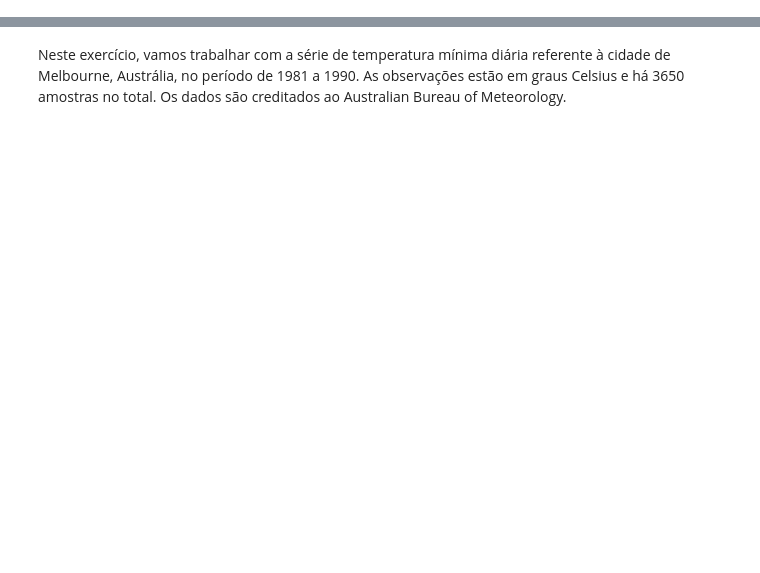
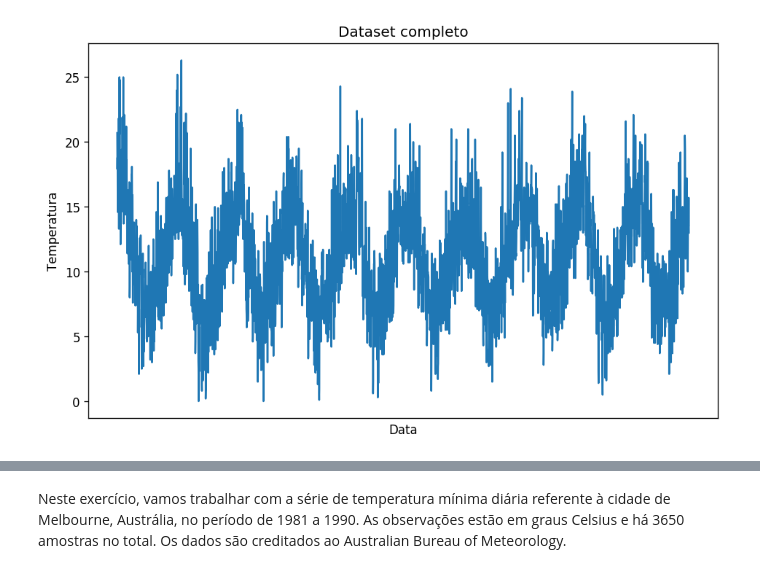
Before and after one commit to jimitogni/ia006, a Jupyter notebook: efc1/computacionais.ipynb, the cells around one changed output, grey strips where cells are left out. Cells and saved outputs as stored; diff of their text form; code cells hidden in the pictures; blank space fills up the shorter version.

```diff
--- a/efc1/computacionais.ipynb
+++ b/efc1/computacionais.ipynb
@@ -6,0 +22,20 @@ import matplotlib.pyplot as plt
+# %%
+def convert(dt, tmp):
+    date = datetime.strptime(dt, "%Y-%m-%d")
+
+    return (
+       datetime.strftime(date, "%Y-%m-%d"),
+       float(tmp),
+       datetime.timestamp(date),
+       float(tmp),
+       date.day,
+       date.month,
+       date.year,
+       )
+# %%
+def import_data():
+    data = None
+    with open('daily-minimum-temperatures.csv') as csv_file:
+        csv_reader = csv.reader(csv_file, delimiter=',')
+        data = [convert(*row) for i, row in enumerate(csv_reader) if i > 0]
+    return np.array(data)
@@ -6,0 +146,13 @@ import matplotlib.pyplot as plt
+# %%
+data = import_data()
+df_data = np.copy(data)
+data = data[:, 2:].astype(np.float32)
+
+dts = pd.DataFrame(df_data)
+dts1990 = dts[dts[0].str.contains("1990")]
+dts1990 = dts1990[dts1990[0].str.contains("(01\/)(01|02|03|04|05|06|07|08|09|10|11|12)", regex=True)]
+
+dts = dts[dts[0].str.contains("01/01")]
+
+df = pd.DataFrame(df_data[:, 0:2], columns=["Data", "Temperature"])
+print(df)
@@ -6,0 +177,11 @@ import matplotlib.pyplot as plt
+# %%
+plt.figure(figsize=(8, 5))
+plt.plot(data[:, 0], data[:, 1])
+plt.title("Dataset completo")
+plt.xticks(dts[2].to_numpy().astype(np.float32), dts[0].to_numpy(), rotation=90)
+plt.xlabel("Data")
+plt.ylabel("Temperatura")
+plt.tight_layout()
+plt.show()
+# %% [output]
+[figure, added]
```
Also changed, not shown: parts of 19 cells of this notebook, 9 other files.
